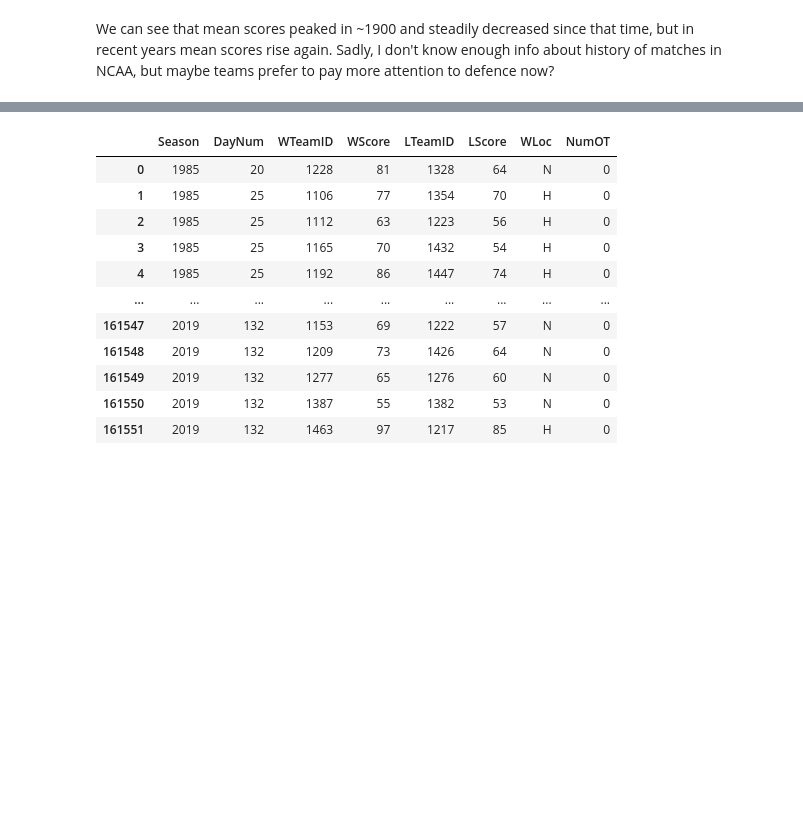
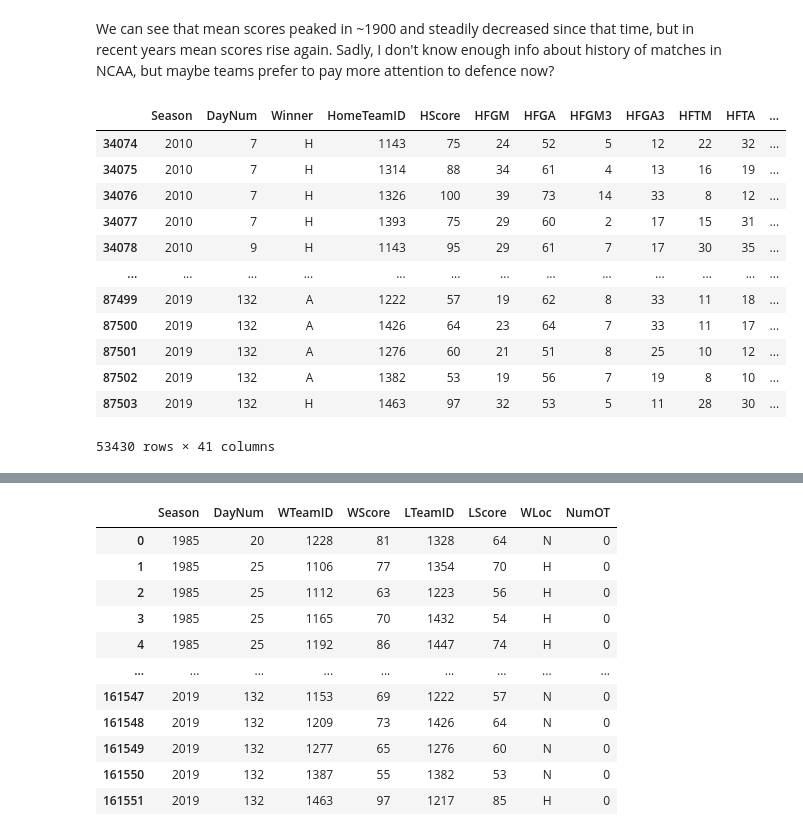
Before and after one commit to robertfmoore/march_madness, a Jupyter notebook: starting_point_march_madness.ipynb, the cells around one changed output, grey strips where cells are left out. Saved outputs shown, nothing was run; the diff lists cells and outputs as text; code cells hidden in the pictures; blank space fills up the shorter version.

```diff
--- a/starting_point_march_madness.ipynb
+++ b/starting_point_march_madness.ipynb
@@ -476,3 +501,56 @@ plt.title('Mean scores of winning teams by season in tourneys');
 [figure]
 # %% [markdown]
 We can see that mean scores peaked in ~1900 and steadily decreased since that time, but in recent years mean scores rise again. Sadly, I don't know enough info about history of matches in NCAA, but maybe teams prefer to pay more attention to defence now?
+# %%
+def home_conditions(s):
+    if s['WLoc'] == 'H':
+        return s['WTeamID'], s['WScore'],s['WFGM'], s['WFGA'], s['WFGM3'], s['WFGA3'], s['WFTM'], s['WFTA'], s['WOR'], s['WDR'], s['WAst'], s['WTO'], s['WStl'], s['WBlk'], s['WPF']
+    else:
+        return s['LTeamID'], s['LScore'], s['LFGM'], s['LFGA'], s['LFGM3'], s['LFGA3'], s['LFTM'], s['LFTA'], s['LOR'], s['LDR'], s['LAst'], s['LTO'], s['LStl'], s['LBlk'], s['LPF']
+
+def away_conditions(s):
+    if (s['WLoc'] == 'H'):
+        return s['LTeamID'], s['LScore'], s['LFGM'], s['LFGA'], s['LFGM3'], s['LFGA3'], s['LFTM'], s['LFTA'], s['LOR'], s['LDR'], s['LAst'], s['LTO'], s['LStl'], s['LBlk'], s['LPF']
+    else:
+        return s['WTeamID'], s['WScore'], s['WFGM'], s['WFGA'], s['WFGM3'], s['WFGA3'], s['WFTM'], s['WFTA'], s['WOR'], s['WDR'], s['WAst'], s['WTO'], s['WStl'], s['WBlk'], s['WPF']
+
+def efg(s):
+    return ((s['HFGM']+0.5*s['HFGM3'])/s['HFGA']), ((s['AFGM']+0.5*s['AFGM3'])/s['AFGA'])
+
+def tovp(s):
+    return (s['HTO']/(s['HFGA'] + 0.44*s['HFTA'] + s['HTO'])), (s['ATO']/(s['AFGA'] + 0.44*s['AFTA'] + s['ATO']))
+
+def orbp(s):
+    return (s['HOR']/(s['HOR'] + s['ADR'])), (s['AOR']/(s['AOR'] + s['HDR']))
+
+def ftr(s):
+    return (s['HFTM']/s['HFGA']), (s['AFTM']/s['AFGA'])
+
+rs_df = data_dict['MRegularSeasonDetailedResults'].copy()
+rs_df = rs_df.drop(['NumOT'], axis=1)
+rs_df = rs_df.loc[rs_df['Season'] >= 2010]
+
+rs_df['HomeTeamID'], rs_df['HScore'], rs_df['HFGM'], rs_df['HFGA'], rs_df['HFGM3'], rs_df['HFGA3'], rs_df['HFTM'], rs_df['HFTA'], rs_df['HOR'], rs_df['HDR'], rs_df['HAST'], rs_df['HTO'], rs_df['HStl'], rs_df['HBlk'], rs_df['HPF'] = zip(*rs_df.apply(home_conditions, axis=1))
+rs_df['AwayTeamID'], rs_df['AScore'], rs_df['AFGM'], rs_df['AFGA'], rs_df['AFGM3'], rs_df['AFGA3'], rs_df['AFTM'], rs_df['AFTA'], rs_df['AOR'], rs_df['ADR'], rs_df['AAST'], rs_df['ATO'], rs_df['AStl'], rs_df['ABlk'], rs_df['APF'] = zip(*rs_df.apply(away_conditions, axis=1))
+rs_df['Home_eFG'], rs_df['Away_eFG'] = zip(*rs_df.apply(efg, axis=1))
+rs_df['Home_TOVP'], rs_df['Away_TOVP'] = zip(*rs_df.apply(tovp, axis=1))
+rs_df['Home_ORBP'], rs_df['Away_ORBP'] = zip(*rs_df.apply(orbp, axis=1))
+rs_df['Home_FTR'], rs_df['Away_FTR'] = zip(*rs_df.apply(ftr, axis=1))
+
+rs_df = rs_df.drop(['WTeamID', 'WScore', 'LTeamID', 'LScore', 'WFGM', 'WFGA', 'WFGM3', 'WFGA3', 'WFTM', 'WFTA', 'WOR', 'WDR','WAst', 'WTO', 'WStl', 'WBlk', 'WPF', 'LFGM', 'LFGA', 'LFGM3', 'LFGA3','LFTM', 'LFTA', 'LOR', 'LDR', 'LAst', 'LTO', 'LStl', 'LBlk', 'LPF'], axis=1)
+rs_df["WLoc"] = rs_df['WLoc'].map({"N": "A", "H": "H"})
+rs_df.rename(columns={"WLoc": "Winner"})
+# %% [output]
+|  | Season | DayNum | Winner | HomeTeamID | HScore | HFGM | HFGA | HFGM3 | HFGA3 | HFTM | HFTA | ... |
+| 34074 | 2010 | 7 | H | 1143 | 75 | 24 | 52 | 5 | 12 | 22 | 32 | ... |
+| 34075 | 2010 | 7 | H | 1314 | 88 | 34 | 61 | 4 | 13 | 16 | 19 | ... |
+| 34076 | 2010 | 7 | H | 1326 | 100 | 39 | 73 | 14 | 33 | 8 | 12 | ... |
+| 34077 | 2010 | 7 | H | 1393 | 75 | 29 | 60 | 2 | 17 | 15 | 31 | ... |
+| 34078 | 2010 | 9 | H | 1143 | 95 | 29 | 61 | 7 | 17 | 30 | 35 | ... |
+| ... | ... | ... | ... | ... | ... | ... | ... | ... | ... | ... | ... | ... |
+| 87499 | 2019 | 132 | A | 1222 | 57 | 19 | 62 | 8 | 33 | 11 | 18 | ... |
+| 87500 | 2019 | 132 | A | 1426 | 64 | 23 | 64 | 7 | 33 | 11 | 17 | ... |
+| 87501 | 2019 | 132 | A | 1276 | 60 | 21 | 51 | 8 | 25 | 10 | 12 | ... |
+| 87502 | 2019 | 132 | A | 1382 | 53 | 19 | 56 | 7 | 19 | 8 | 10 | ... |
+| 87503 | 2019 | 132 | H | 1463 | 97 | 32 | 53 | 5 | 11 | 28 | 30 | ... |
+53430 rows × 41 columns
```
Also changed, not shown: parts of 23 cells of this notebook.
